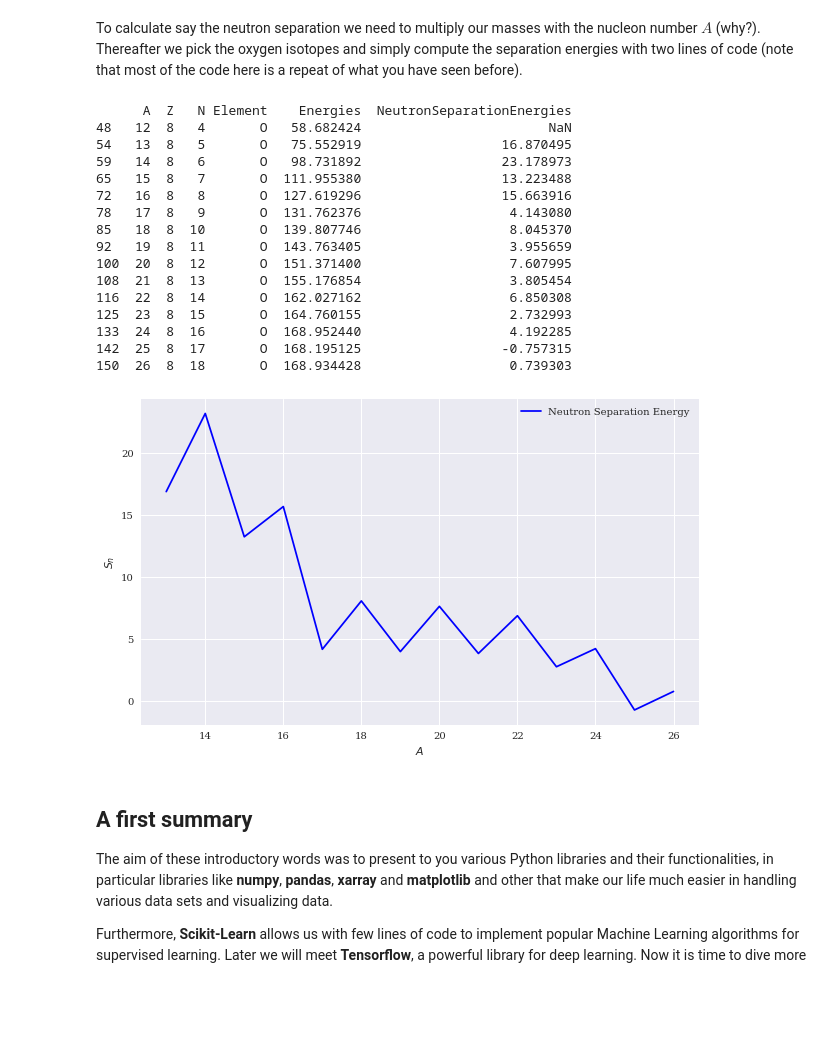
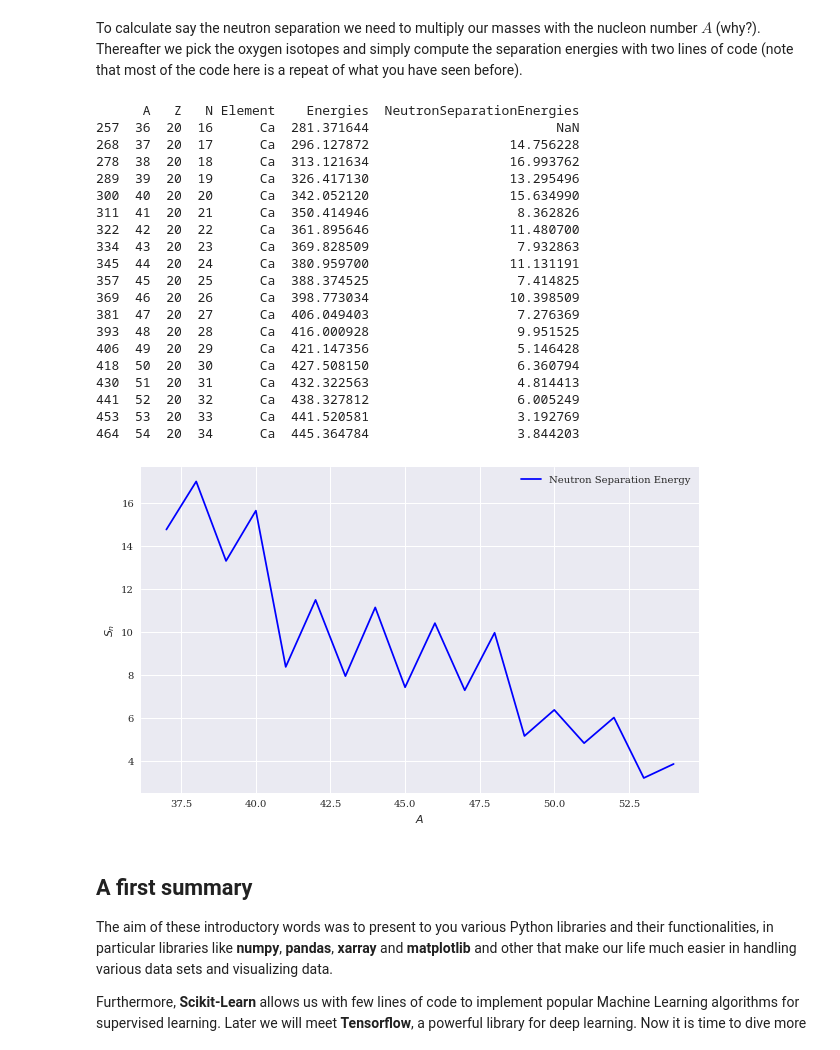
Before and after one commit to kylegodbey/MachineLearningMSU, a Jupyter notebook: doc/pub/Introduction/ipynb/Introduction.ipynb, the cells around one changed output. Saved outputs shown, nothing was run; the diff lists cells and outputs as text; code cells hidden in the pictures; blank space fills up the shorter version.

```diff
--- a/doc/pub/Introduction/ipynb/Introduction.ipynb
+++ b/doc/pub/Introduction/ipynb/Introduction.ipynb
@@ -1892,51 +1892,55 @@ infile = open(data_path("MassEval2016.dat"),'r')
 # Read the experimental data with Pandas
 Masses = pd.read_fwf(infile, usecols=(2,3,4,6,11),
               names=('N', 'Z', 'A', 'Element', 'Ebinding'),
               widths=(1,3,5,5,5,1,3,4,1,13,11,11,9,1,2,11,9,1,3,1,12,11,1),
               header=39,
               index_col=False)
 
 # Extrapolated values are indicated by '#' in place of the decimal place, so
 # the Ebinding column won't be numeric. Coerce to float and drop these entries.
 Masses['Ebinding'] = pd.to_numeric(Masses['Ebinding'], errors='coerce')
 Masses = Masses.dropna()
 # Convert from keV to MeV.
 Masses['Ebinding'] /= 1000
 A = Masses['A']
 Z = Masses['Z']
 N = Masses['N']
 Element = Masses['Element']
 Energies = Masses['Ebinding']*A
 
 df = pd.DataFrame({'A':A,'Z':Z, 'N':N,'Element':Element,'Energies':Energies})
 # Her we pick the oyxgen isotopes
-Nucleus = df.loc[lambda df: df.Z==8, :]
+Nucleus = df.loc[lambda df: df.Z==20, :]
 # drop cases with no number
 Nucleus = Nucleus.dropna()
 # Here we do the magic and obtain the neutron separation energies, one line of code!!
 Nucleus['NeutronSeparationEnergies'] = Nucleus['Energies'].diff(+1)
 print(Nucleus)
 MakePlot([Nucleus.A], [Nucleus.NeutronSeparationEnergies], ['b'], ['Neutron Separation Energy'], ['$A$','$S_n$'])
 save_fig('Nucleus')
 plt.show()
 # %% [output]
-      A  Z   N Element    Energies  NeutronSeparationEnergies
-48   12  8   4       O   58.682424                        NaN
-54   13  8   5       O   75.552919                  16.870495
-59   14  8   6       O   98.731892                  23.178973
-65   15  8   7       O  111.955380                  13.223488
-72   16  8   8       O  127.619296                  15.663916
-78   17  8   9       O  131.762376                   4.143080
-85   18  8  10       O  139.807746                   8.045370
-92   19  8  11       O  143.763405                   3.955659
-100  20  8  12       O  151.371400                   7.607995
-108  21  8  13       O  155.176854                   3.805454
-116  22  8  14       O  162.027162                   6.850308
-125  23  8  15       O  164.760155                   2.732993
-133  24  8  16       O  168.952440                   4.192285
-142  25  8  17       O  168.195125                  -0.757315
-150  26  8  18       O  168.934428                   0.739303
+      A   Z   N Element    Energies  NeutronSeparationEnergies
+257  36  20  16      Ca  281.371644                        NaN
+268  37  20  17      Ca  296.127872                  14.756228
+278  38  20  18      Ca  313.121634                  16.993762
+289  39  20  19      Ca  326.417130                  13.295496
+300  40  20  20      Ca  342.052120                  15.634990
+311  41  20  21      Ca  350.414946                   8.362826
+322  42  20  22      Ca  361.895646                  11.480700
+334  43  20  23      Ca  369.828509                   7.932863
+345  44  20  24      Ca  380.959700                  11.131191
+357  45  20  25      Ca  388.374525                   7.414825
+369  46  20  26      Ca  398.773034                  10.398509
+381  47  20  27      Ca  406.049403                   7.276369
+393  48  20  28      Ca  416.000928                   9.951525
+406  49  20  29      Ca  421.147356                   5.146428
+418  50  20  30      Ca  427.508150                   6.360794
+430  51  20  31      Ca  432.322563                   4.814413
+441  52  20  32      Ca  438.327812                   6.005249
+453  53  20  33      Ca  441.520581                   3.192769
+464  54  20  34      Ca  445.364784                   3.844203
-[figure, old version]
+[figure, new version]
 # %% [markdown]
 ## A first summary
 
```
Also changed, not shown: 3 other files.
